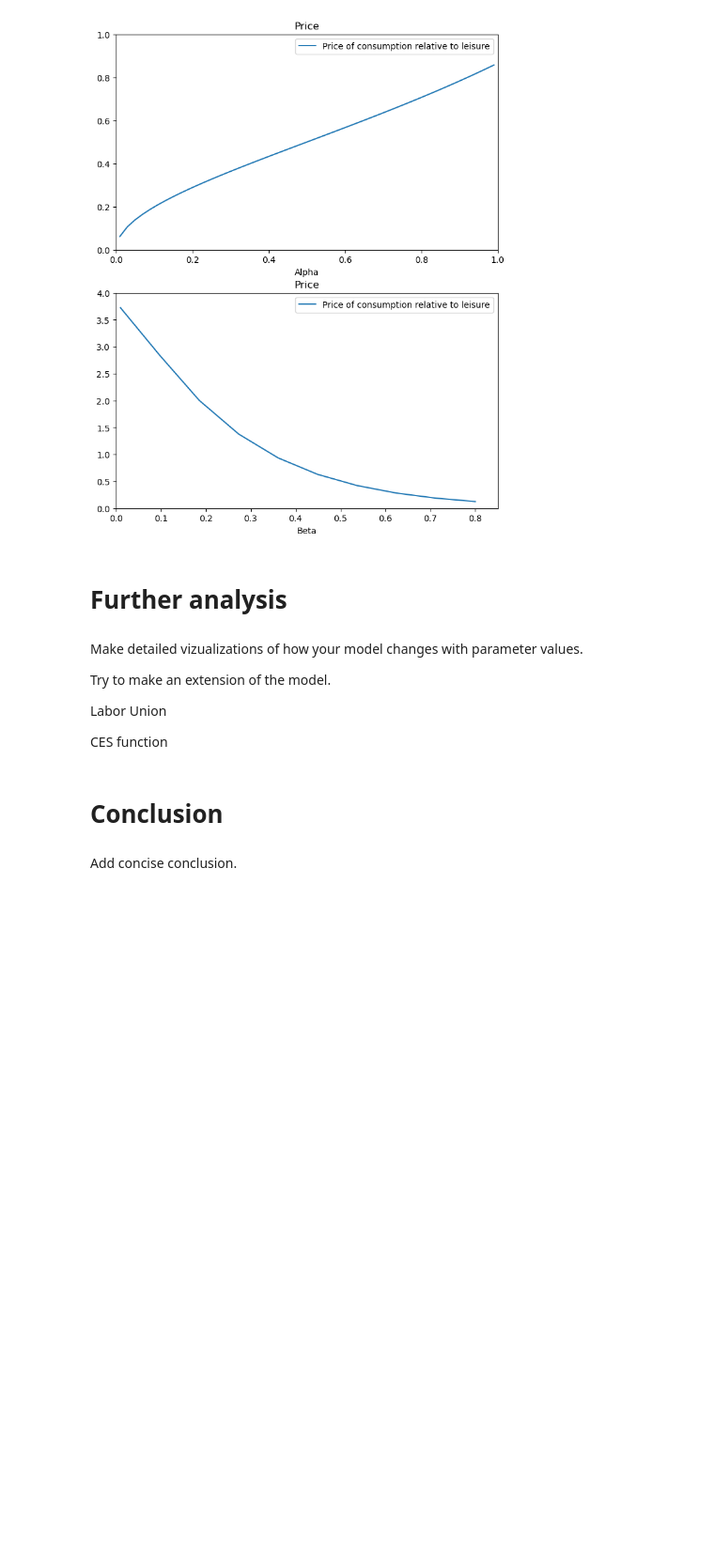
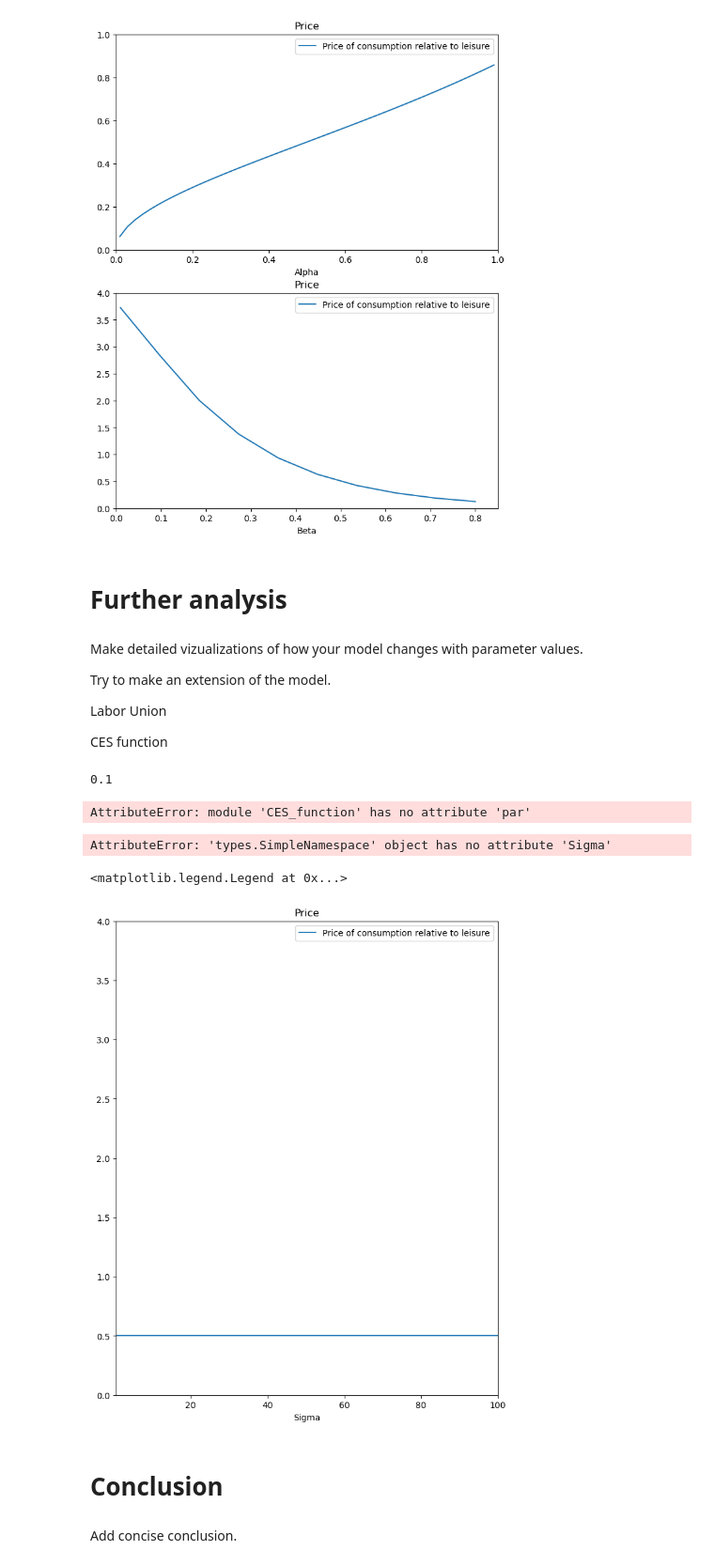
Before and after one commit to NumEconCopenhagen/projects-2023-andershuus_christianfogel, a Jupyter notebook: modelproject/modelproject.ipynb, the cells around one changed output. Shown at 94% size. Cells and saved outputs as stored; diff of their text form; code cells hidden in the pictures; blank space fills up the shorter version.

Commit message:
CES function done.

```diff
--- a/modelproject/modelproject.ipynb
+++ b/modelproject/modelproject.ipynb
@@ -260,3 +268,64 @@ CES function
+# %%
+#Alpha plot
+
+N=5
+
+sigma_vec_num=np.empty(N)
+p_vec_num_sigma=np.empty(N)
+c_clearing_sigma=np.empty(N)
+l_clearing_sigma=np.empty(N)
+
+for i, sigma in enumerate(np.linspace(start=0.10, stop = 0.9, num=N)):
+    # Call find_relative_price with current alpha value
+    print(sigma)
+    sigma_baseline=ces.par.sigma
+    ces.par.sigma=sigma
+    sigma_vec_num[i]=sigma
+    p_vec_num_sigma[i],c_clearing_sigma[i], l_clearing_sigma[i] = ces.find_relative_price(tol=1e-4, p_lower=0, p_upper=1000, adj=0.5)
+    ces.par.sigma=sigma_baseline
+# %% [output]
+0.1
+AttributeError: module 'CES_function' has no attribute 'par'
+# %%
+#Alpha plot
+
+N=10
+
+sigma_values=[0.10,0.5,5,50]
+
+ces=ces.numerical_solution_ces()
+
+beta_vec_num = np.empty((4,))
+sigma_vec_num = np.empty((4,))
+p_vec_num_beta_ces=np.empty((4,4))
+c_clearing_beta_ces=np.empty((4,4))
+l_clearing_beta_ces=np.empty((4,4))
+for j, sigma in enumerate(sigma_values):
+    sigma_baseline=ces.par.sigma
+    ces.par.sigma=sigma
+    sigma_vec_num[j] = sigma
+    for i, beta in enumerate(np.linspace(start=0.2, stop = 0.7, num=3)):
+        # Call find_relative_price with current alpha value
+        beta_baseline=ces.par.beta
+        ces.par.beta=beta
+        beta_vec_num[i]=beta
+        p_vec_num_beta_ces[i,j], c_clearing_beta_ces[i,j], l_clearing_beta_ces[i,j] = ces.find_relative_price(tol=1e-4, p_lower=0, p_upper=1000, adj=0.5)
+        ces.par.beta=beta_baseline
+    ces.par.sigma=sigma_baseline
+# %% [output]
+AttributeError: 'types.SimpleNamespace' object has no attribute 'Sigma'
+# %%
+fig = plt.figure(figsize=(8,10))
+ex = fig.add_subplot(1,1,1)
+ex.plot(sigma_vec_num, p_vec_num_sigma, label='Price of consumption relative to leisure')
+ex.set_xlim([0.5,100]) #
+ex.set_ylim([0,4]) #
+ex.set_title("Price")
+ex.set_xlabel("Sigma")
+ex.legend(loc= 'upper right')
+# %% [output]
+<matplotlib.legend.Legend at 0x...>
+[figure, added]
 # %% [markdown]
 # Conclusion
 # %% [markdown]
```
Also changed, not shown: parts of 3 cells of this notebook, 1 other file.
